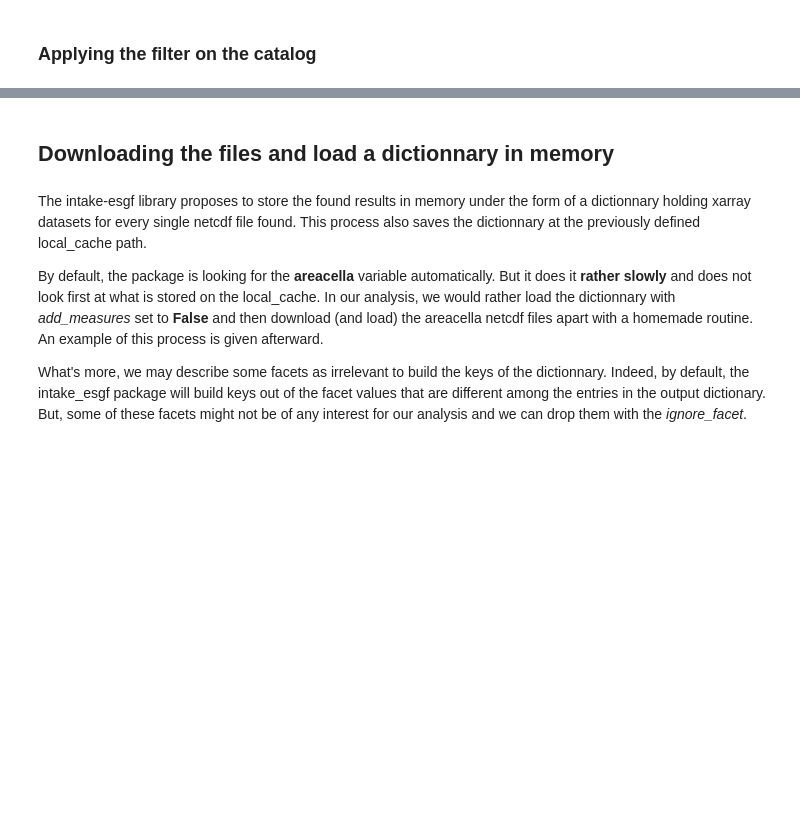
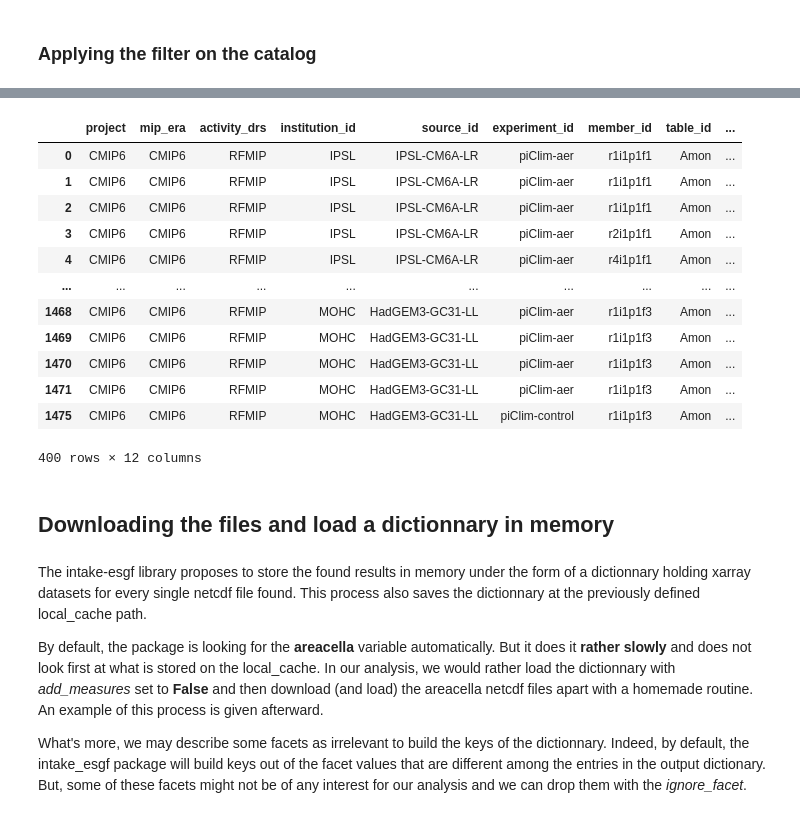
Before and after one commit to Regional-Modeling-LATMOS-IGE/CMIP6-Arctic-Aerosol-Analysis, a Jupyter notebook: utilities/download/download_cmip6.ipynb, the cells around one changed output, grey strips where cells are left out. Drawn from its saved outputs; the diff is of its cells as text; code cells hidden in the pictures; blank space fills up the shorter version.

```diff
--- a/utilities/download/download_cmip6.ipynb
+++ b/utilities/download/download_cmip6.ipynb
@@ -576,4 +721,2 @@ def filtering_function(model_group):
 # %%
 catalog = catalog.remove_incomplete(filtering_function)
-# %%
-catalog = catalog.remove_ensembles()
@@ -580,3 +747,19 @@ catalog = catalog.remove_ensembles()
+# %%
+catalog.df
+# %% [output]
+|  | project | mip_era | activity_drs | institution_id | source_id | experiment_id | member_id | table_id | ... |
+| 0 | CMIP6 | CMIP6 | RFMIP | IPSL | IPSL-CM6A-LR | piClim-aer | r1i1p1f1 | Amon | ... |
+| 1 | CMIP6 | CMIP6 | RFMIP | IPSL | IPSL-CM6A-LR | piClim-aer | r1i1p1f1 | Amon | ... |
+| 2 | CMIP6 | CMIP6 | RFMIP | IPSL | IPSL-CM6A-LR | piClim-aer | r1i1p1f1 | Amon | ... |
+| 3 | CMIP6 | CMIP6 | RFMIP | IPSL | IPSL-CM6A-LR | piClim-aer | r2i1p1f1 | Amon | ... |
+| 4 | CMIP6 | CMIP6 | RFMIP | IPSL | IPSL-CM6A-LR | piClim-aer | r4i1p1f1 | Amon | ... |
+| ... | ... | ... | ... | ... | ... | ... | ... | ... | ... |
+| 1468 | CMIP6 | CMIP6 | RFMIP | MOHC | HadGEM3-GC31-LL | piClim-aer | r1i1p1f3 | Amon | ... |
+| 1469 | CMIP6 | CMIP6 | RFMIP | MOHC | HadGEM3-GC31-LL | piClim-aer | r1i1p1f3 | Amon | ... |
+| 1470 | CMIP6 | CMIP6 | RFMIP | MOHC | HadGEM3-GC31-LL | piClim-aer | r1i1p1f3 | Amon | ... |
+| 1471 | CMIP6 | CMIP6 | RFMIP | MOHC | HadGEM3-GC31-LL | piClim-aer | r1i1p1f3 | Amon | ... |
+| 1475 | CMIP6 | CMIP6 | RFMIP | MOHC | HadGEM3-GC31-LL | piClim-control | r1i1p1f3 | Amon | ... |
+400 rows × 12 columns
 # %% [markdown]
 ## Downloading the files and load a dictionnary in memory
 # %% [markdown]
```
Also changed, not shown: parts of 20 cells of this notebook, 1 other file.
